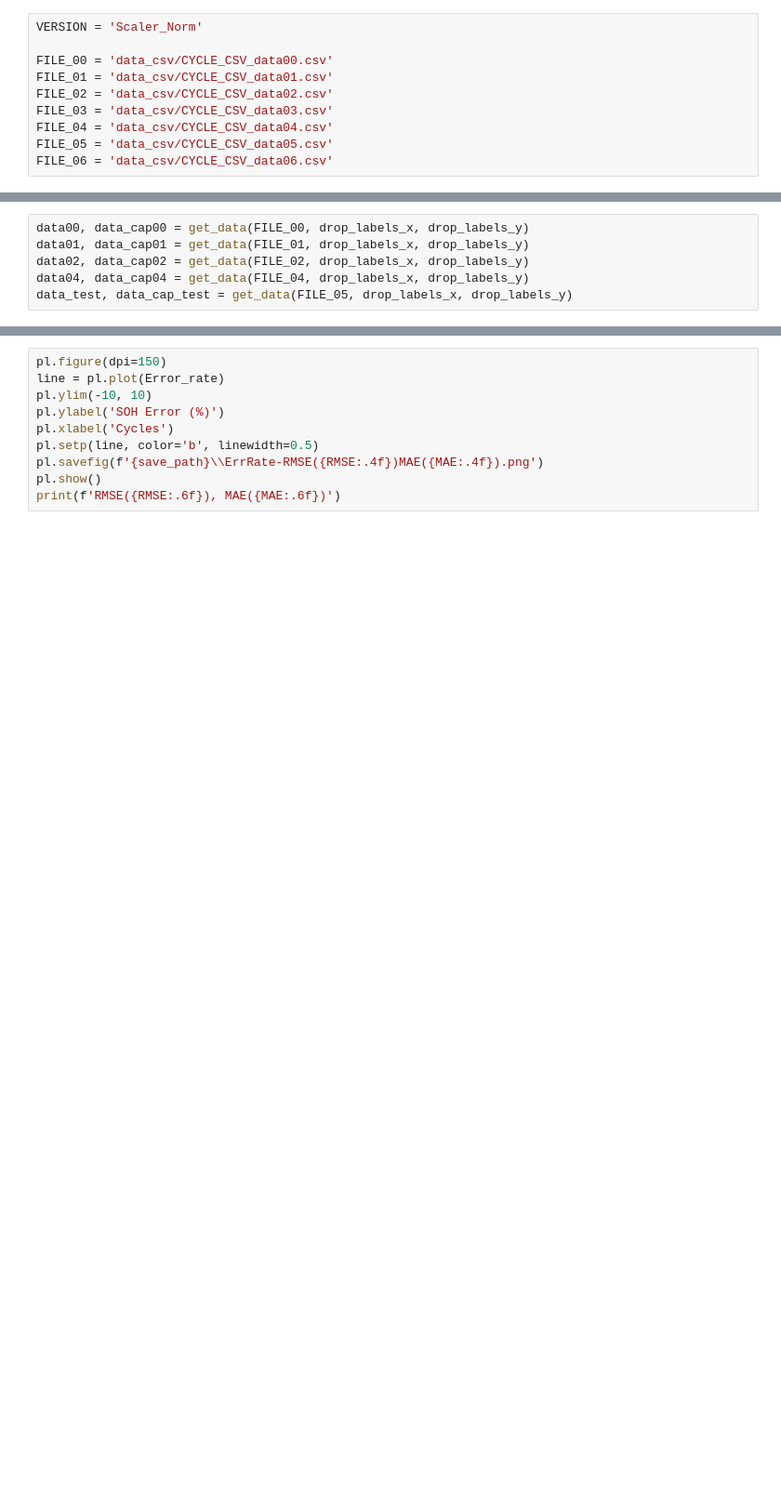
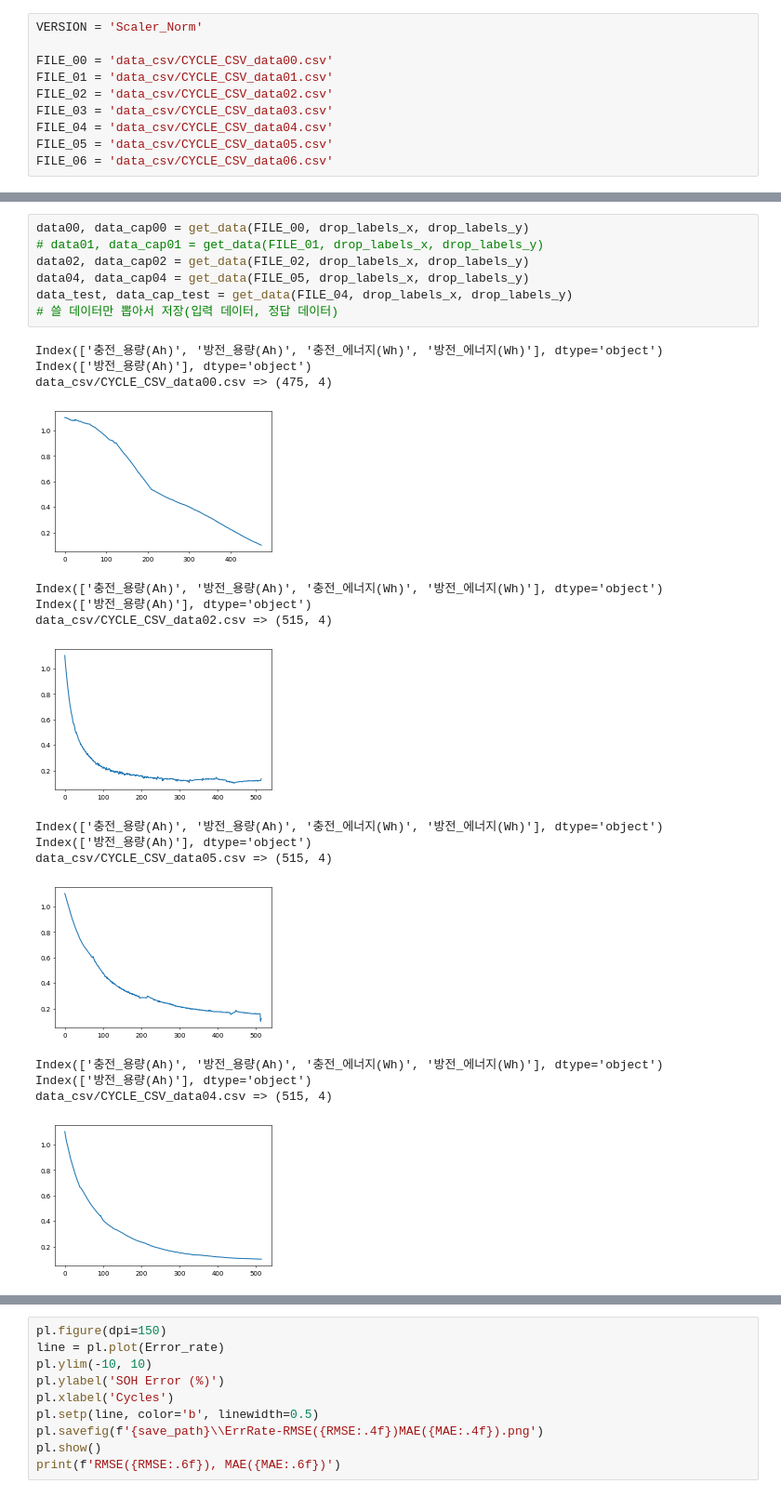
Before and after one commit to pnpsuM/SOH_Est_CNN-LSTM, a Jupyter notebook: CNN-LSTM_SOH_scaler.ipynb, the cells around one changed output, grey strips where cells are left out. Shown at 93% size. Drawn from its saved outputs; the diff is of its cells as text; blank space fills up the shorter version.

```diff
--- a/CNN-LSTM_SOH_scaler.ipynb
+++ b/CNN-LSTM_SOH_scaler.ipynb
@@ -38,9 +45,27 @@ except OSError:
 # %%
 data00, data_cap00 = get_data(FILE_00, drop_labels_x, drop_labels_y)
-data01, data_cap01 = get_data(FILE_01, drop_labels_x, drop_labels_y)
+# data01, data_cap01 = get_data(FILE_01, drop_labels_x, drop_labels_y)
 data02, data_cap02 = get_data(FILE_02, drop_labels_x, drop_labels_y)
-data04, data_cap04 = get_data(FILE_04, drop_labels_x, drop_labels_y)
-data_test, data_cap_test = get_data(FILE_05, drop_labels_x, drop_labels_y)
+data04, data_cap04 = get_data(FILE_05, drop_labels_x, drop_labels_y)
+data_test, data_cap_test = get_data(FILE_04, drop_labels_x, drop_labels_y)
+# 쓸 데이터만 뽑아서 저장(입력 데이터, 정답 데이터)
+# %% [output]
+Index(['충전_용량(Ah)', '방전_용량(Ah)', '충전_에너지(Wh)', '방전_에너지(Wh)'], dtype='object')
+Index(['방전_용량(Ah)'], dtype='object')
+data_csv/CYCLE_CSV_data00.csv => (475, 4)
+[figure, added]
+Index(['충전_용량(Ah)', '방전_용량(Ah)', '충전_에너지(Wh)', '방전_에너지(Wh)'], dtype='object')
+Index(['방전_용량(Ah)'], dtype='object')
+data_csv/CYCLE_CSV_data02.csv => (515, 4)
+[figure, added]
+Index(['충전_용량(Ah)', '방전_용량(Ah)', '충전_에너지(Wh)', '방전_에너지(Wh)'], dtype='object')
+Index(['방전_용량(Ah)'], dtype='object')
+data_csv/CYCLE_CSV_data05.csv => (515, 4)
+[figure, added]
+Index(['충전_용량(Ah)', '방전_용량(Ah)', '충전_에너지(Wh)', '방전_에너지(Wh)'], dtype='object')
+Index(['방전_용량(Ah)'], dtype='object')
+data_csv/CYCLE_CSV_data04.csv => (515, 4)
+[figure, added]
 # %%
 x_train00 = seq_gen_x(data00, param['seq_len'])
 y_train00 = seq_gen_y(data_cap00, param['seq_len'])
```
Also changed, not shown: parts of 6 cells of this notebook, 2 other files.
